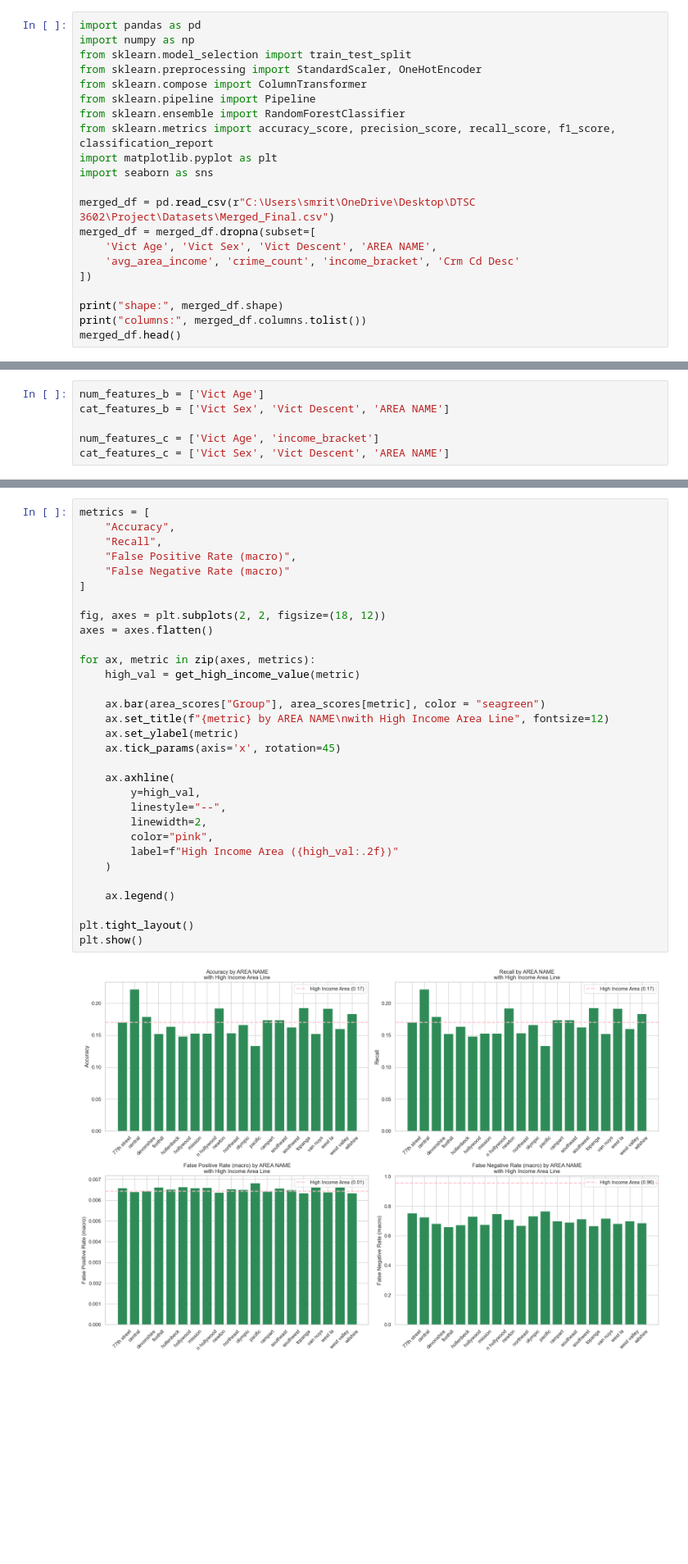
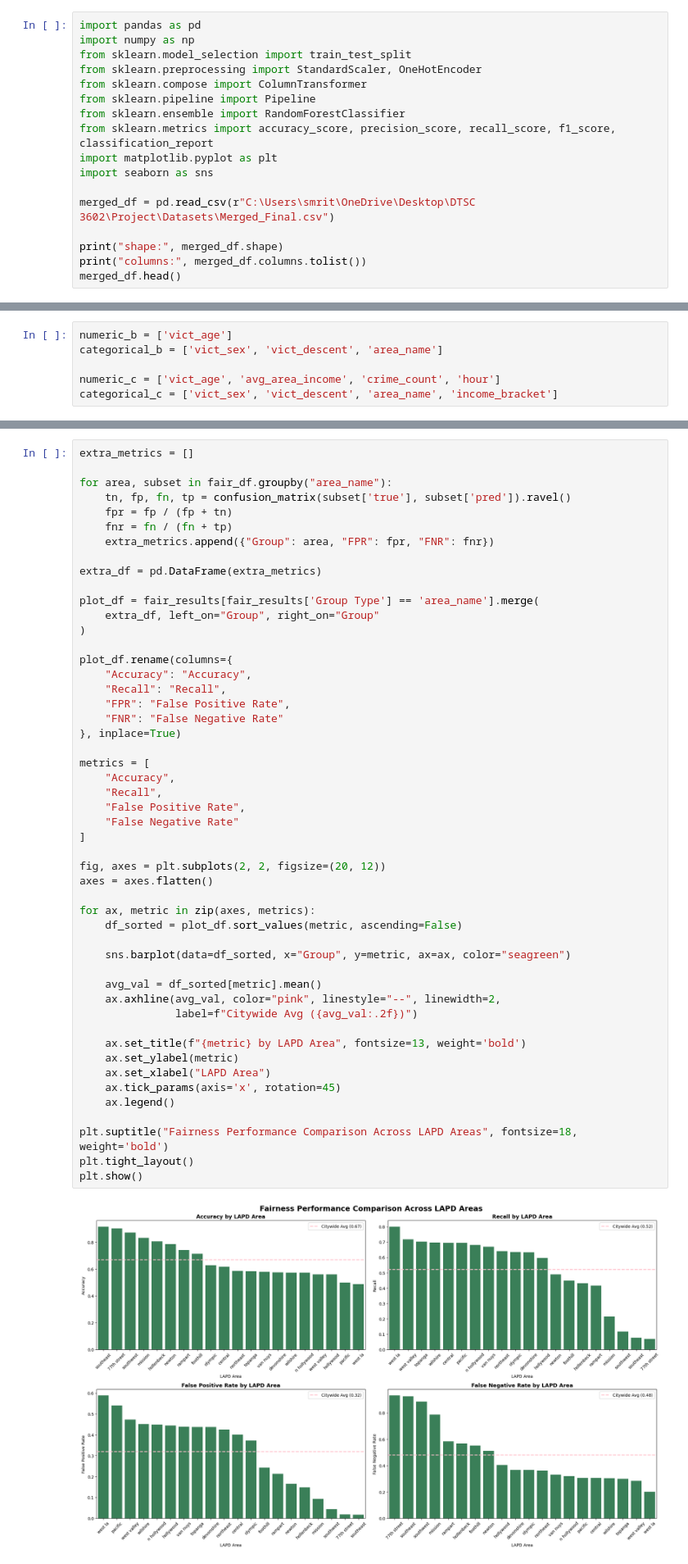
Before and after one commit to smmurali/DTSC_3602, a Jupyter notebook: dtsc3602_eda.ipynb, the cells around one changed output, grey strips where cells are left out. Shown at 82% size. Cells and saved outputs as stored; diff of their text form; blank space fills up the shorter version.

```diff
--- a/dtsc3602_eda.ipynb
+++ b/dtsc3602_eda.ipynb
@@ -397,10 +399,6 @@ import matplotlib.pyplot as plt
 import seaborn as sns
 
 merged_df = pd.read_csv(r"C:\Users\smrit\OneDrive\Desktop\DTSC 3602\Project\Datasets\Merged_Final.csv")
-merged_df = merged_df.dropna(subset=[
-    'Vict Age', 'Vict Sex', 'Vict Descent', 'AREA NAME',
-    'avg_area_income', 'crime_count', 'income_bracket', 'Crm Cd Desc'
-])
 
 print("shape:", merged_df.shape)
 print("columns:", merged_df.columns.tolist())
@@ -431,7 +449,7 @@ X_train_c, X_test_c, y_train_c, y_test_c = train_test_split(X_context, y, test_s
 # %%
-num_features_b = ['Vict Age']
-cat_features_b = ['Vict Sex', 'Vict Descent', 'AREA NAME']
+numeric_b = ['vict_age']
+categorical_b = ['vict_sex', 'vict_descent', 'area_name']
 
-num_features_c = ['Vict Age', 'income_bracket']
-cat_features_c = ['Vict Sex', 'Vict Descent', 'AREA NAME']
+numeric_c = ['vict_age', 'avg_area_income', 'crime_count', 'hour']
+categorical_c = ['vict_sex', 'vict_descent', 'area_name', 'income_bracket']
 # %%
@@ -727,36 +691,55 @@ plt.show()
 # %%
+extra_metrics = []
+
+for area, subset in fair_df.groupby("area_name"):
+    tn, fp, fn, tp = confusion_matrix(subset['true'], subset['pred']).ravel()
+    fpr = fp / (fp + tn)
+    fnr = fn / (fn + tp)
+    extra_metrics.append({"Group": area, "FPR": fpr, "FNR": fnr})
+
+extra_df = pd.DataFrame(extra_metrics)
+
+plot_df = fair_results[fair_results['Group Type'] == 'area_name'].merge(
+    extra_df, left_on="Group", right_on="Group"
+)
+
+plot_df.rename(columns={
+    "Accuracy": "Accuracy",
+    "Recall": "Recall",
+    "FPR": "False Positive Rate",
+    "FNR": "False Negative Rate"
+}, inplace=True)
+
 metrics = [
     "Accuracy",
     "Recall",
-    "False Positive Rate (macro)",
-    "False Negative Rate (macro)"
+    "False Positive Rate",
+    "False Negative Rate"
 ]
 
-fig, axes = plt.subplots(2, 2, figsize=(18, 12))
+fig, axes = plt.subplots(2, 2, figsize=(20, 12))
 axes = axes.flatten()
 
 for ax, metric in zip(axes, metrics):
-    high_val = get_high_income_value(metric)
+    df_sorted = plot_df.sort_values(metric, ascending=False)
 
-    ax.bar(area_scores["Group"], area_scores[metric], color = "seagreen")
-    ax.set_title(f"{metric} by AREA NAME\nwith High Income Area Line", fontsize=12)
+    sns.barplot(data=df_sorted, x="Group", y=metric, ax=ax, color="seagreen")
+
+    avg_val = df_sorted[metric].mean()
+    ax.axhline(avg_val, color="pink", linestyle="--", linewidth=2,
+               label=f"Citywide Avg ({avg_val:.2f})")
+
+    ax.set_title(f"{metric} by LAPD Area", fontsize=13, weight='bold')
     ax.set_ylabel(metric)
+    ax.set_xlabel("LAPD Area")
     ax.tick_params(axis='x', rotation=45)
-
-    ax.axhline(
-        y=high_val,
-        linestyle="--",
-        linewidth=2,
-        color="pink",
-        label=f"High Income Area ({high_val:.2f})"
-    )
-
     ax.legend()
 
+plt.suptitle("Fairness Performance Comparison Across LAPD Areas", fontsize=18, weight='bold')
 plt.tight_layout()
 plt.show()
 # %% [output]
-[figure, old version]
+[figure, new version]
 # %% [markdown]
 # Impact Visualization Dashboard
 # %%
```
Also changed, not shown: parts of 32 cells of this notebook.
